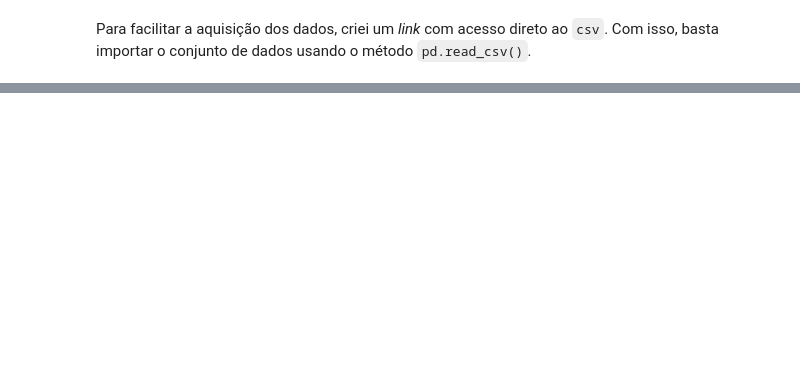
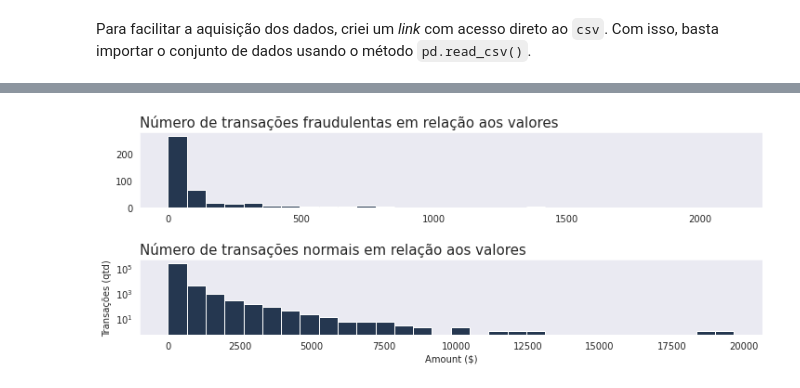
Before and after one commit to BrunoAzambuja/Classifica-o_Detec-o_de_Fraude_em_Cart-es_de_Cr-dito, a Jupyter notebook: Classificação_Detecção_de_Fraude_em_Cartões_de_Crédito.ipynb, the cells around one changed output, grey strips where cells are left out. Drawn from its saved outputs; the diff is of its cells as text; code cells hidden in the pictures; blank space fills up the shorter version.

```diff
--- a/Classificação_Detecção_de_Fraude_em_Cartões_de_Crédito.ipynb
+++ b/Classificação_Detecção_de_Fraude_em_Cartões_de_Crédito.ipynb
@@ -89,0 +238,27 @@ Abordar tópicos/informações como:
+# %%
+# gerando figuras
+f, (ax1, ax2) = plt.subplots(2, 1, sharex=False, figsize=(12,4))
+
+# definindo número de bins
+bins = 30
+
+# gerando primeiro gráfico
+ax1.hist(df.Amount[df.Class == 1], bins = bins, color = "#253750")
+ax1.set_title('Número de transações fraudulentas em relação aos valores', fontsize=15, loc="left")
+
+# gerando segundo gráfico
+ax2.hist(df.Amount[df.Class == 0], bins = bins, color = "#253750")
+ax2.set_title('Número de transações normais em relação aos valores', fontsize=15, loc="left")
+
+# definindo labels
+plt.xlabel('Amount ($)')
+plt.ylabel('Transações (qtd)')
+plt.yscale('log')
+
+# ajustando espaçamento entre gráficos
+plt.subplots_adjust(hspace=0.7)
+
+# plotando o gráfico
+fig.tight_layout()
+# %% [output]
+[figure, added]
```
Also changed, not shown: parts of 98 cells of this notebook.
